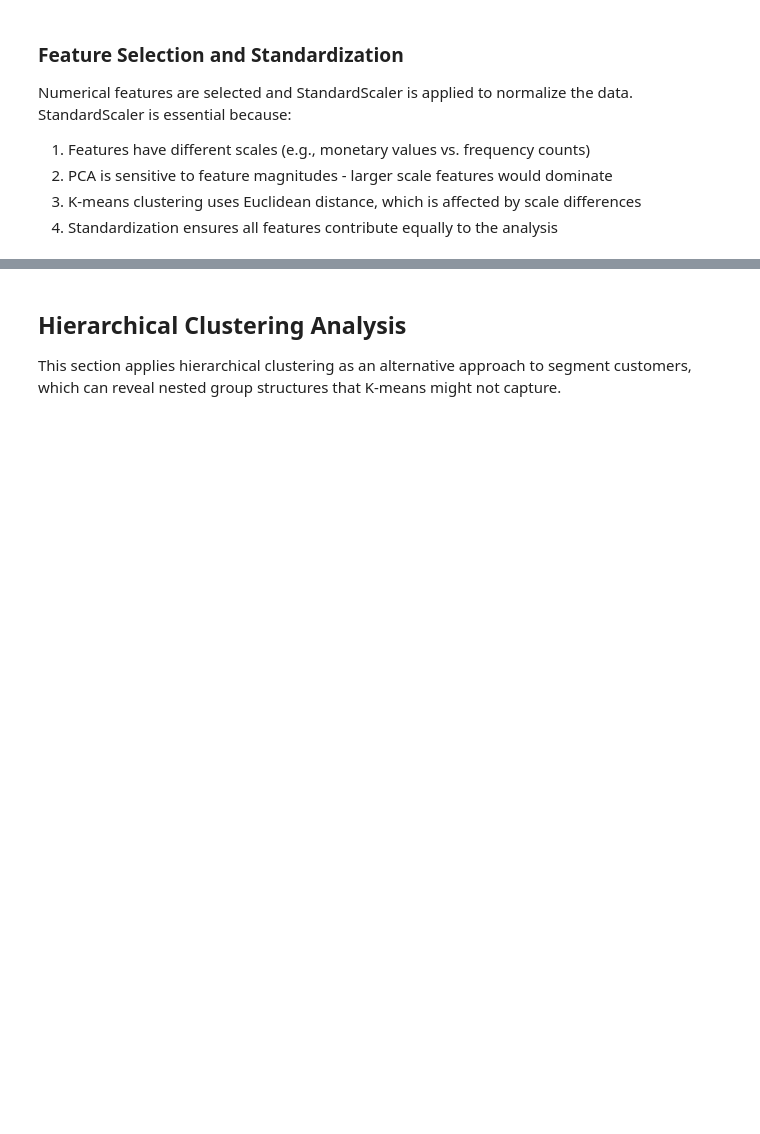
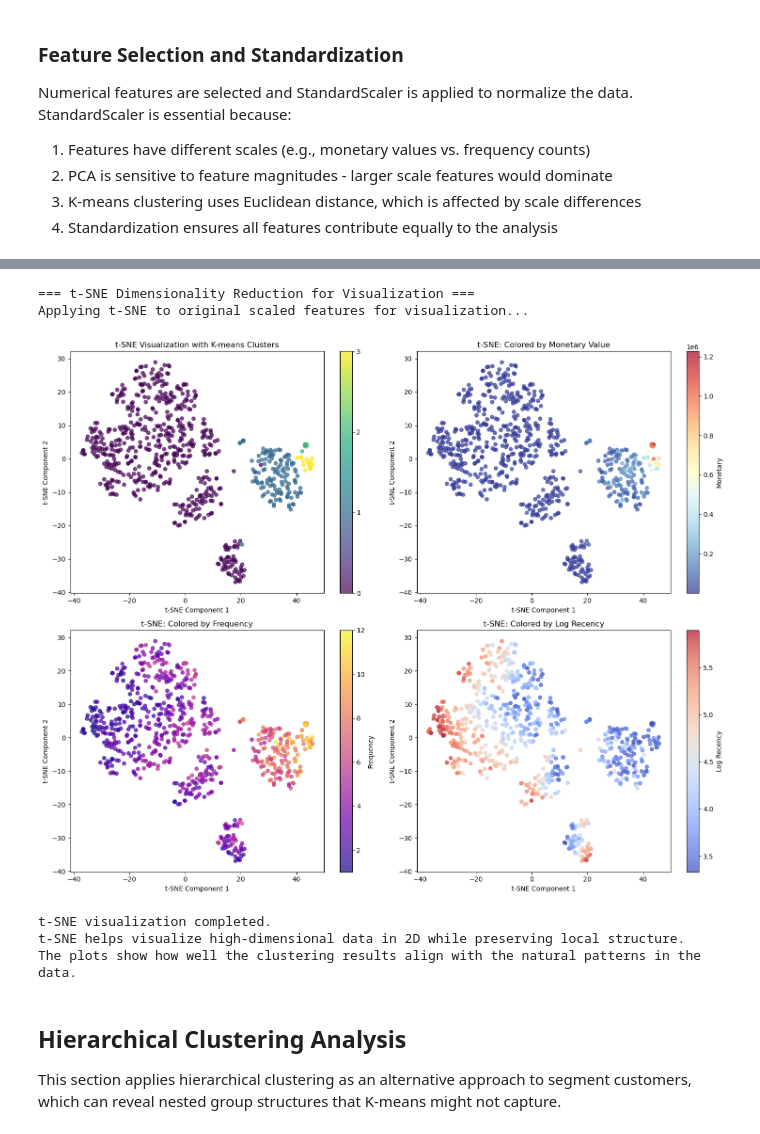
Before and after one commit to hanyuc97/simulated_customer_clustering, a Jupyter notebook: simulated_clustering.ipynb, the cells around one changed output, grey strips where cells are left out. Drawn from its saved outputs; the diff is of its cells as text; code cells hidden in the pictures; blank space fills up the shorter version.

```diff
--- a/simulated_clustering.ipynb
+++ b/simulated_clustering.ipynb
@@ -857,3 +935,67 @@ plt.show()
+# %%
+# Apply t-SNE for dimensionality reduction and visualization
+print("\n=== t-SNE Dimensionality Reduction for Visualization ===")
+
+from sklearn.manifold import TSNE
+
+# Apply t-SNE to the original scaled features for visualization only
+print("Applying t-SNE to original scaled features for visualization...")
+tsne = TSNE(n_components=2, random_state=42, perplexity=30, n_iter=1000)
+X_tsne = tsne.fit_transform(X_scaled)
+
+# Visualize t-SNE results with the original features clustering results
+fig, axes = plt.subplots(2, 2, figsize=(15, 12))
+
+# Plot 1: t-SNE scatter plot with original features clusters
+scatter1 = axes[0, 0].scatter(X_tsne[:, 0], X_tsne[:, 1],
+                             c=active_customers_clustered['kmeans_original_cluster'],
+                             cmap='viridis', alpha=0.7, s=30)
+axes[0, 0].set_xlabel('t-SNE Component 1')
+axes[0, 0].set_ylabel('t-SNE Component 2')
+axes[0, 0].set_title('t-SNE Visualization with K-means Clusters')
+plt.colorbar(scatter1, ax=axes[0, 0], ticks=range(manual_k))
+
+
+# Plot 2: Color by monetary value to see if clusters capture this pattern
+scatter2 = axes[0, 1].scatter(X_tsne[:, 0], X_tsne[:, 1],
+                             c=active_customers['monetary'],
+                             cmap='RdYlBu_r', alpha=0.7, s=30)
+axes[0, 1].set_xlabel('t-SNE Component 1')
+axes[0, 1].set_ylabel('t-SNE Component 2')
+axes[0, 1].set_title('t-SNE: Colored by Monetary Value')
+plt.colorbar(scatter2, ax=axes[0, 1], label='Monetary')
+
+# Plot 3: Color by frequency to see if clusters capture this pattern
+scatter3 = axes[1, 0].scatter(X_tsne[:, 0], X_tsne[:, 1],
+                             c=active_customers['frequency_q'],
+                             cmap='plasma', alpha=0.7, s=30)
+axes[1, 0].set_xlabel('t-SNE Component 1')
+axes[1, 0].set_ylabel('t-SNE Component 2')
+axes[1, 0].set_title('t-SNE: Colored by Frequency')
+plt.colorbar(scatter3, ax=axes[1, 0], label='Frequency')
+
+# Plot 4: Color by recency to see if clusters capture this pattern
+scatter4 = axes[1, 1].scatter(X_tsne[:, 0], X_tsne[:, 1],
+                             c=active_customers['log_recency'],
+                             cmap='coolwarm', alpha=0.7, s=30)
+axes[1, 1].set_xlabel('t-SNE Component 1')
+axes[1, 1].set_ylabel('t-SNE Component 2')
+axes[1, 1].set_title('t-SNE: Colored by Log Recency')
+plt.colorbar(scatter4, ax=axes[1, 1], label='Log Recency')
+
+plt.tight_layout()
+plt.show()
+
+print("\nt-SNE visualization completed.")
+print("t-SNE helps visualize high-dimensional data in 2D while preserving local structure.")
+print("The plots show how well the clustering results align with the natural patterns in the data.")
+# %% [output]
+=== t-SNE Dimensionality Reduction for Visualization ===
+Applying t-SNE to original scaled features for visualization...
+[figure, added]
+t-SNE visualization completed.
+t-SNE helps visualize high-dimensional data in 2D while preserving local structure.
+The plots show how well the clustering results align with the natural patterns in the data.
 # %% [markdown]
 ## Hierarchical Clustering Analysis
 This section applies hierarchical clustering as an alternative approach to segment customers, which can reveal nested group structures that K-means might not capture.
```
Also changed, not shown: parts of 20 cells of this notebook.
